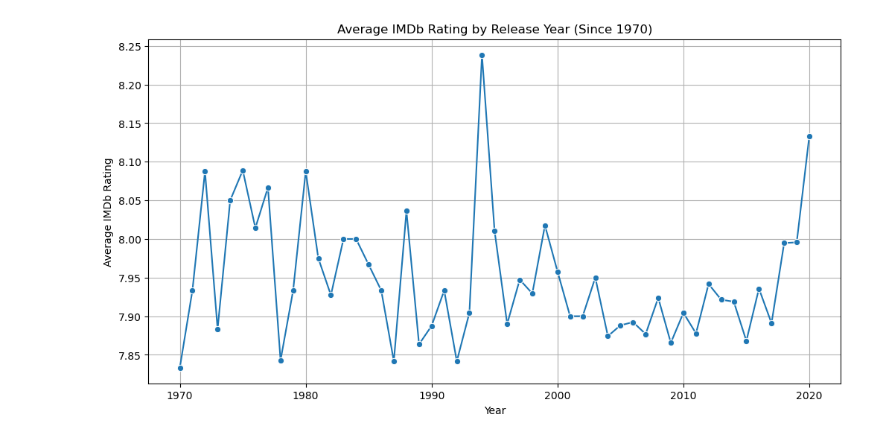
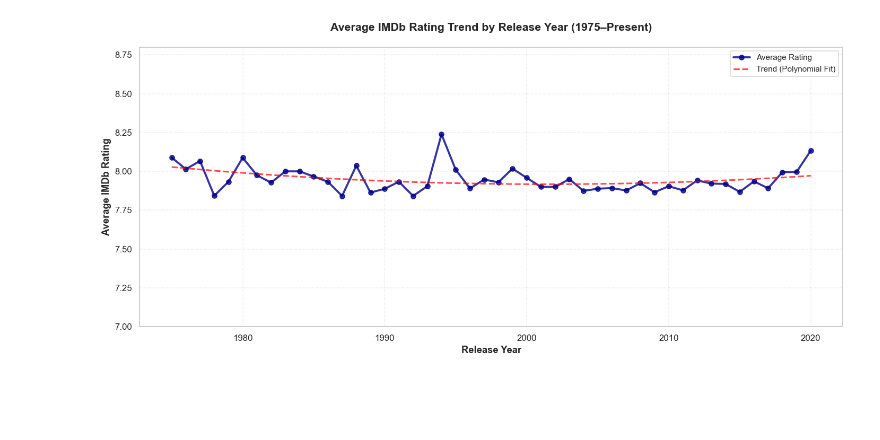
Before and after one commit to visurarodrigo/data-analysis-mini-projects, a Jupyter notebook: Movie-Ratings-Explorer-/notebooks/movie_ratings_explorer.ipynb, the cells around one changed output. Drawn from its saved outputs; the diff is of its cells as text; code cells hidden in the pictures; blank space fills up the shorter version.

```diff
--- a/Movie-Ratings-Explorer-/notebooks/movie_ratings_explorer.ipynb
+++ b/Movie-Ratings-Explorer-/notebooks/movie_ratings_explorer.ipynb
@@ -22,6 +46,16 @@ import seaborn as sns
 # %%
+# Define portable data paths
+raw_data_path = Path('../data/raw/imdb_top_1000.csv')
+db_path = Path('../data/processed/movies.db')
+
+# Ensure processed directory exists
+db_path.parent.mkdir(parents=True, exist_ok=True)
+
 # Load CSV into pandas DataFrame
-df = pd.read_csv('../data/raw/imdb_top_1000.csv')
-print("CSV Loaded - Sample Data:")
+df = pd.read_csv(raw_data_path, encoding='utf-8-sig')
+
+print("✓ Dataset Loaded Successfully")
+print(f"Shape: {df.shape[0]} movies × {df.shape[1]} columns\n")
+print("Sample Data:")
 display(df.head())
 # %% [output]
@@ -33,5 +70,6 @@ CSV Loaded - Sample Data:
 | 3 | https://m.media-amazon.com/images... | The Godfather: Part II | 1974 | A | 202 min | Crime, Drama | 9.0 | The early life and career of Vito... | ... |
 | 4 | https://m.media-amazon.com/images... | 12 Angry Men | 1957 | U | 96 min | Crime, Drama | 9.0 | A jury holdout attempts to preven... | ... |
 # %%
-# Connect to SQLite Database (creates if doesn't exist)
-conn = sqlite3.connect('../data/processed/movies.db')
+# Establish SQLite database connection
+conn = sqlite3.connect(str(db_path))
+print(f"Connected to database: {db_path.name}")
@@ -247,23 +357,56 @@ plt.show()
 # %%
-# Average IMDb Rating by Release Year (last 50 years)
-avg_rating_year_df = pd.read_sql_query('''
-SELECT Released_Year, AVG(IMDB_Rating) AS AvgRating
-FROM Movies
-WHERE Released_Year >= 1970
-GROUP BY Released_Year
-ORDER BY Released_Year;
+### Visualization 3: Average Rating Trend Over Time
+
+import numpy as np
+
+# Query average ratings by release year (last 50+ years)
+rating_trend_df = pd.read_sql_query('''
+    SELECT Released_Year, AVG(IMDB_Rating) AS AvgRating, COUNT(*) AS MovieCount
+    FROM Movies
+    WHERE Released_Year >= 1975
+    GROUP BY Released_Year
+    ORDER BY Released_Year;
 ''', conn)
 
-# Filter out non-numeric years (e.g., "PG")
-avg_rating_year_df_clean = avg_rating_year_df[avg_rating_year_df['Released_Year'].apply(lambda x: str(x).isdigit())].copy()
-avg_rating_year_df_clean['Released_Year'] = avg_rating_year_df_clean['Released_Year'].astype(int)
+# Clean data: ensure year is numeric
+rating_trend_df['Released_Year'] = pd.to_numeric(rating_trend_df['Released_Year'], errors='coerce')
+rating_trend_df = rating_trend_df.dropna(subset=['Released_Year']).sort_values('Released_Year')
 
-plt.figure(figsize=(12,6))
-sns.lineplot(data=avg_rating_year_df_clean, x='Released_Year', y='AvgRating', marker='o')
-plt.title('Average IMDb Rating by Release Year (Since 1970)')
-plt.xlabel('Year')
-plt.ylabel('Average IMDb Rating')
-plt.grid(True)
+# Create professional line chart with markers
+fig, ax = plt.subplots(figsize=(13, 6))
+ax.plot(
+    rating_trend_df['Released_Year'],
+    rating_trend_df['AvgRating'],
+    marker='o',
+    linewidth=2.5,
+    markersize=6,
+    color='darkblue',
+    alpha=0.8,
+    label='Average Rating'
+)
+
+# Add trend line
+z = np.polyfit(rating_trend_df['Released_Year'], rating_trend_df['AvgRating'], 2)
+p = np.poly1d(z)
+ax.plot(
+    rating_trend_df['Released_Year'],
+    p(rating_trend_df['Released_Year']),
+    '--',
+    color='red',
+    linewidth=2,
+    alpha=0.7,
+    label='Trend (Polynomial Fit)'
+)
+
+# Customize appearance
+ax.set_xlabel('Release Year', fontsize=12, fontweight='bold')
+ax.set_ylabel('Average IMDb Rating', fontsize=12, fontweight='bold')
+ax.set_title('Average IMDb Rating Trend by Release Year (1975–Present)', fontsize=14, fontweight='bold', pad=20)
+ax.grid(True, alpha=0.3, linestyle='--')
+ax.legend(loc='best', fontsize=10)
+ax.set_ylim(7.0, 8.8)
+
+plt.tight_layout()
 plt.show()
 # %% [output]
-[figure, old version]
+[figure, new version]
```
Also changed, not shown: parts of 25 cells of this notebook, 11 other files.
